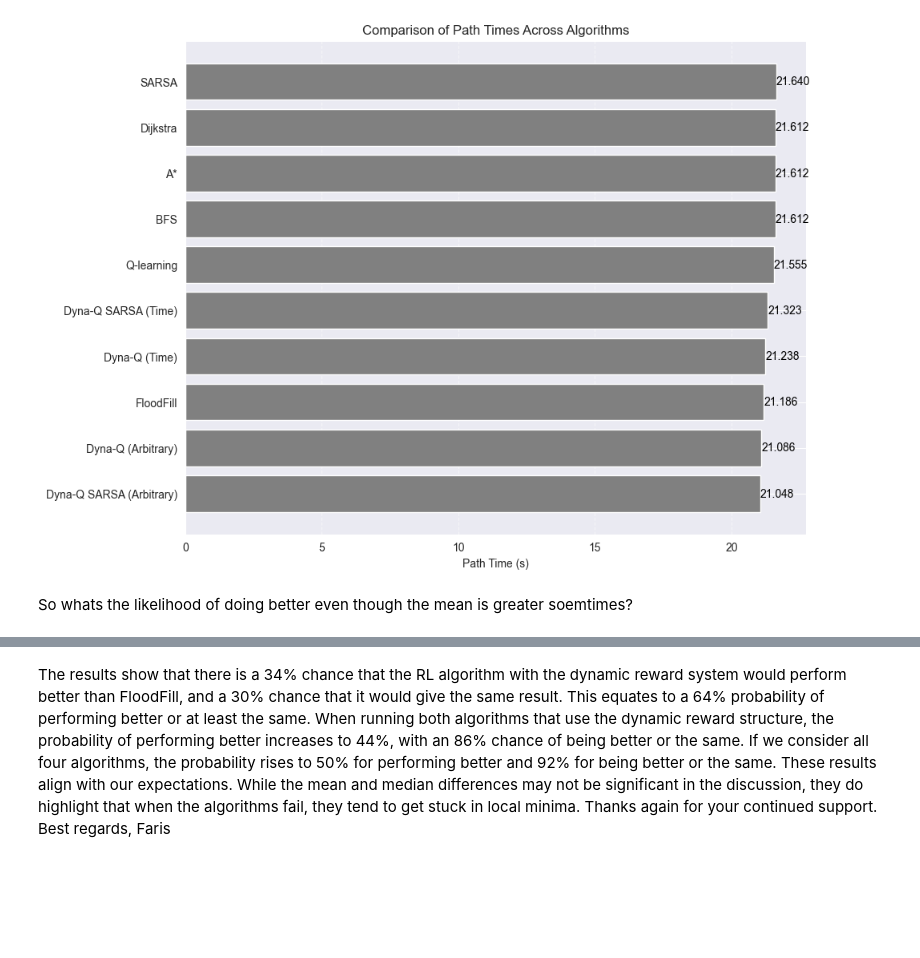
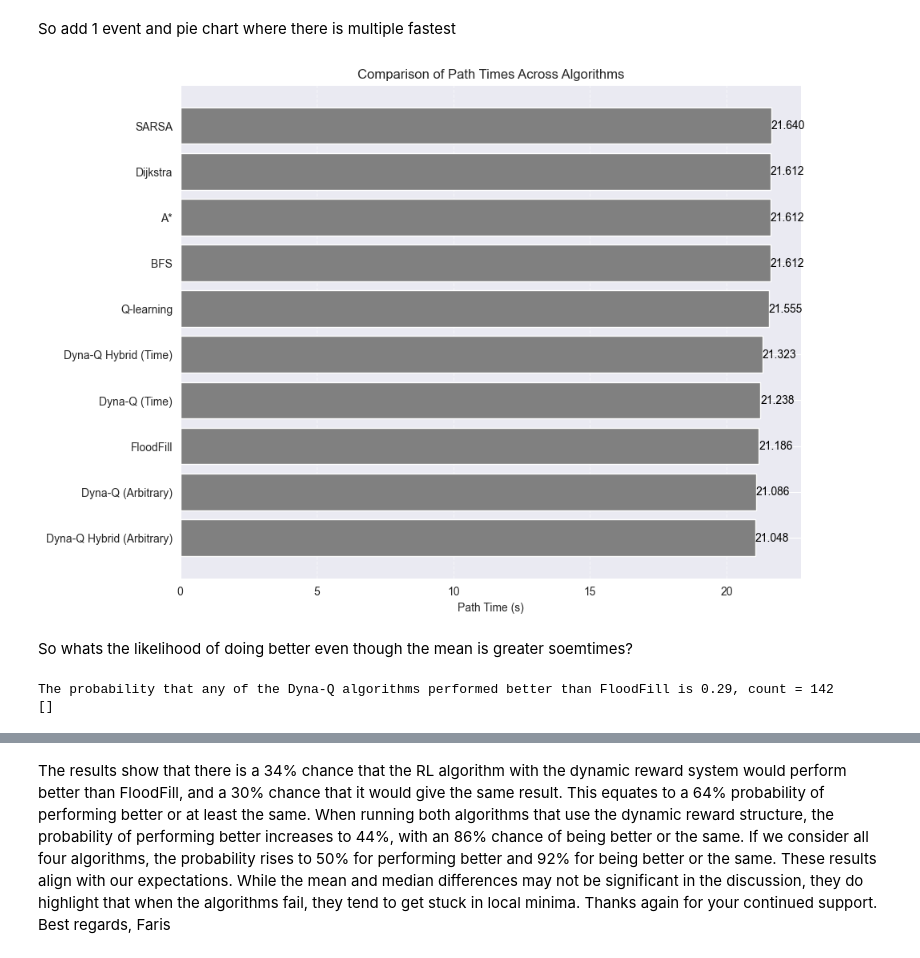
Before and after one commit to FarisAnsara/Optimal-Pathfinding-Micromouse, a Jupyter notebook: Plotting.ipynb, the cells around one changed output, grey strips where cells are left out. Saved outputs shown, nothing was run; the diff lists cells and outputs as text; code cells hidden in the pictures; blank space fills up the shorter version.

```diff
--- a/Plotting.ipynb
+++ b/Plotting.ipynb
@@ -178,0 +716,40 @@ plt.show()
+# %%
+import matplotlib.pyplot as plt
+import seaborn as sns
+
+# Pivot and sort the DataFrame based on Mean Path Time
+df_pivot_mean = df_combined.pivot_table(index='Algorithm', values=['Path Time (s)'])
+df_pivot_mean = df_pivot_mean.sort_values(by='Path Time (s)', ascending=False)
+
+# Reorder the variance DataFrame according to the order in the mean DataFrame
+df_pivot_var = df_combined.pivot_table(index='Algorithm', values=['Path Time (s)'], aggfunc='var')
+df_pivot_var = df_pivot_var.reindex(df_pivot_mean.index)
+
+# Prepare the figure with two subplots side by side
+fig, axs = plt.subplots(1, 2, figsize=(18, 10), sharey=True)
+
+# First Bar Chart: Mean Path Time Across Algorithms
+sns.barplot(x='Path Time (s)', y=df_pivot_mean.index, data=df_pivot_mean, ax=axs[0], color='Grey')
+for index, value in enumerate(df_pivot_mean['Path Time (s)']):
+    axs[0].text(value, index, f'{value:.3f}', va='center')
+
+axs[0].set_title('Mean Path Time Across Algorithms', fontsize=18)
+axs[0].set_xlabel('Mean Path Time (s)', fontsize=14)
+axs[0].set_ylabel('Algorithm', fontsize=14)
+
+# Second Bar Chart: Variance of Path Time Across Algorithms (ordered by Mean Path Time)
+sns.barplot(x='Path Time (s)', y=df_pivot_var.index, data=df_pivot_var, ax=axs[1], color='Darkgray')
+for index, value in enumerate(df_pivot_var['Path Time (s)']):
+    axs[1].text(value, index, f'{value:.2f}', va='center')
+
+axs[1].set_title('Variance of Path Time Across Algorithms', fontsize=18)
+axs[1].set_xlabel('Variance of Path Time (s)', fontsize=14)
+
+# Adjust layout for better spacing
+plt.tight_layout()
+
+# Save the figure with both charts side by side
+plt.savefig('results/figures/results-section/path_times_comparison_side_by_side.pdf', format='pdf')
+
+# Display the chart
+plt.show()
@@ -179,3 +758,5 @@ plt.show()
+# %% [markdown]
+So add 1 event and pie chart where there is multiple fastest
 # %%
 import pandas as pd
 import matplotlib.pyplot as plt
@@ -197,7 +778,7 @@ data = {
     'Algorithm': [
         'FloodFill', 'BFS', 'A*', 'Dijkstra',
         'SARSA', 'Q-learning', 'Dyna-Q (Arbitrary)', 'Dyna-Q (Time)',
-        'Dyna-Q SARSA (Arbitrary)', 'Dyna-Q SARSA (Time)'
+        'Dyna-Q Hybrid (Arbitrary)', 'Dyna-Q Hybrid (Time)'
     ],
     'Path Time (s)': [
         df_flood_fill['Path Time (s)'].mean(),
@@ -205,62 +786,56 @@ data = {
         df_astar['Path Time (s)'].mean(),
         df_dijkstra['Path Time (s)'].mean(),
         df_sarsa['Path Time (s)'].mean(),
         df_qlearning['Path Time (s)'].mean(),
         df_dyna_qlearning_arbt['Path Time (s)'].mean(),
         df_dyna_qlearning_time['Path Time (s)'].mean(),
         df_dynaq_sarsa_arbt['Path Time (s)'].mean(),
         df_dynaq_sarsa_time['Path Time (s)'].mean()
     ]
 }
 
 # Create a DataFrame
 df_combined = pd.DataFrame(data)
 
 # Sort the DataFrame by 'Path Time (s)' for better visualization
 df_combined.sort_values(by='Path Time (s)', ascending=True, inplace=True)
 
 # Plot the bar chart
 plt.figure(figsize=(10, 8))
 plt.barh(df_combined['Algorithm'], df_combined['Path Time (s)'], color='gray')
 plt.xlabel('Path Time (s)')
 plt.title('Comparison of Path Times Across Algorithms')
 plt.grid(axis='x', linestyle='--', alpha=0.6)
 
 # Annotate the bars with the path times (to 3 decimal places)
 for index, value in enumerate(df_combined['Path Time (s)']):
     plt.text(value, index, f'{value:.3f}', va='center', ha='left', color='black')
 
 plt.show()
 # %% [output]
-[figure, old version]
+[figure, new version]
 # %% [markdown]
 So whats the likelihood of doing better even though the mean is greater soemtimes?
 # %%
 import pandas as pd
 
 # Load your data
-df_flood_fill = pd.read_csv('results/csv_files/competition/final/flood_fill_time.csv')
+df_flood_fill = pd.read_csv('results/csv_files/competition/final/flood_fill.csv')
 df_dyna_qlearning_arbt = pd.read_csv('results/csv_files/competition/final/dyna_qlearning_using_arbitrary.csv')
 df_dyna_qlearning_time = pd.read_csv('results/csv_files/competition/dyna_q/dyna_qlearning_using_time.csv')
 df_dynaq_sarsa_arbt = pd.read_csv('results/csv_files/competition/final/dynaq_sarsa_using_arbitrary.csv')
 df_dynaq_sarsa_time = pd.read_csv('results/csv_files/competition/final/dynaq_sarsa_using_time.csv')
 
 # Merge DataFrames on 'Maze Name'
-df_combined = pd.merge(df_flood_fill[['Maze Name', 'Path Time (s)']], df_dyna_qlearning_arbt[['Maze Name', 'Path Time (s)']],
-                       on='Maze Name', suffixes=('_flood_fill', '_dyna_qlearning_arbt'))
+df_combined = pd.merge(df_flood_fill[['Maze Name', 'Path Time (s)']].rename(columns={'Path Time (s)': 'FloodFill'})
+                       , df_dyna_qlearning_arbt[['Maze Name', 'Path Time (s)']].rename(columns={'Path Time (s)': 'DynaQ_Learning_Arbt'}),
+                       on='Maze Name')
 
-df_combined = pd.merge(df_combined, df_dyna_qlearning_time[['Maze Name', 'Path Time (s)']], on='Maze Name')
-df_combined = pd.merge(df_combined, df_dynaq_sarsa_arbt[['Maze Name', 'Path Time (s)']], on='Maze Name')
-df_combined = pd.merge(df_combined, df_dynaq_sarsa_time[['Maze Name', 'Path Time (s)']], on='Maze Name')
+df_combined = pd.merge(df_combined, df_dyna_qlearning_time[['Maze Name', 'Path Time (s)']].rename(columns={'Path Time (s)': 'DynaQ_Learning_Time'}), on='Maze Name')
+df_combined = pd.merge(df_combined, df_dynaq_sarsa_arbt[['Maze Name', 'Path Time (s)']].rename(columns={'Path Time (s)': 'DynaQ_Sarsa_Arbt'}), on='Maze Name')
+df_combined = pd.merge(df_combined, df_dynaq_sarsa_time[['Maze Name', 'Path Time (s)']].rename(columns={'Path Time (s)': 'DynaQ_Sarsa_Time'}), on='Maze Name')
 
 # Rename columns for clarity
-df_combined.rename(columns={
-    'Path Time (s)_dyna_qlearning_arbt': 'DynaQ_Learning_Arbt',
-    'Path Time (s)': 'DynaQ_Learning_Time',
-    'Path Time (s)_x': 'DynaQ_Sarsa_Arbt',
-    'Path Time (s)_y': 'DynaQ_Sarsa_Time',
-    'Path Time (s)_flood_fill': 'FloodFill'}, inplace=True)
-
 # Count the number of times any of the algorithms performed better or the same as FloodFill
 count_better = 0
 bad = []
@@ -269,11 +844,13 @@ for _, row in df_combined.iterrows():
             # row['DynaQ_Learning_Arbt'] <= row['FloodFill'] or
         row['DynaQ_Learning_Time'] < row['FloodFill']):
         # row['DynaQ_Sarsa_Arbt'] <= row['FloodFill'] or
-        # row['DynaQ_Sarsa_Time'] <= row['FloodFill']):
-            print(f'dyna: {row}')
+        # row['DynaQ_Sarsa_Time'] < row['FloodFill']):
             count_better += 1
 # Calculate the probability
 probability_better = count_better / len(df_combined)
 
 print(f"The probability that any of the Dyna-Q algorithms performed better than FloodFill is {probability_better:.2f}, count = {count_better}")
 print(bad)
+# %% [output]
+The probability that any of the Dyna-Q algorithms performed better than FloodFill is 0.29, count = 142
+[]
```
Also changed, not shown: parts of 46 cells of this notebook, 54 other files.
